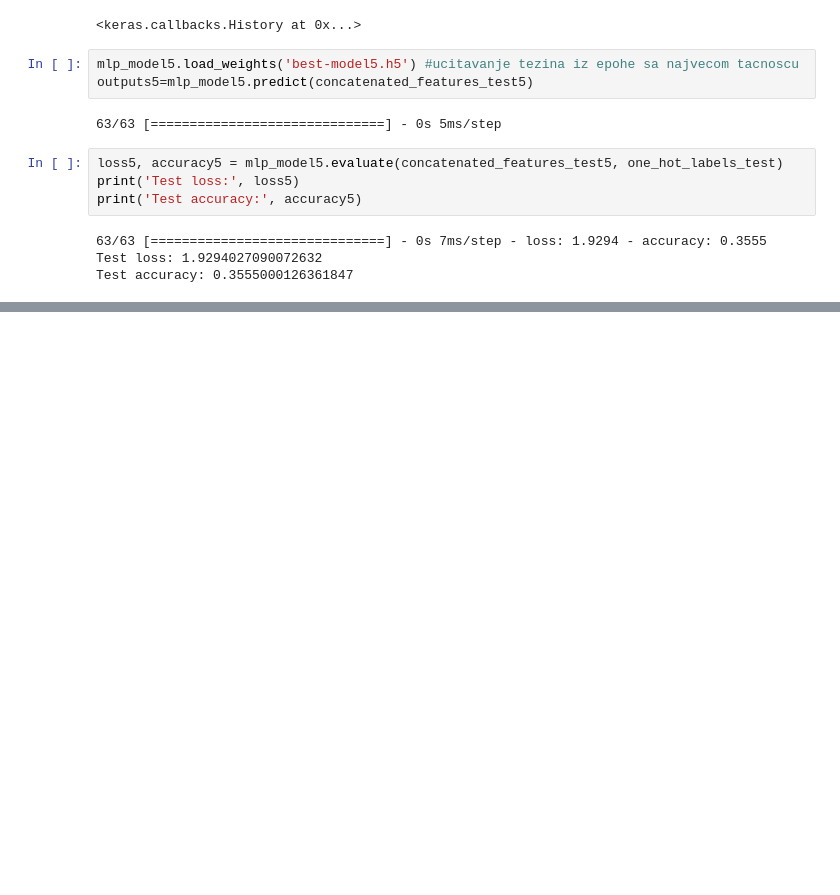
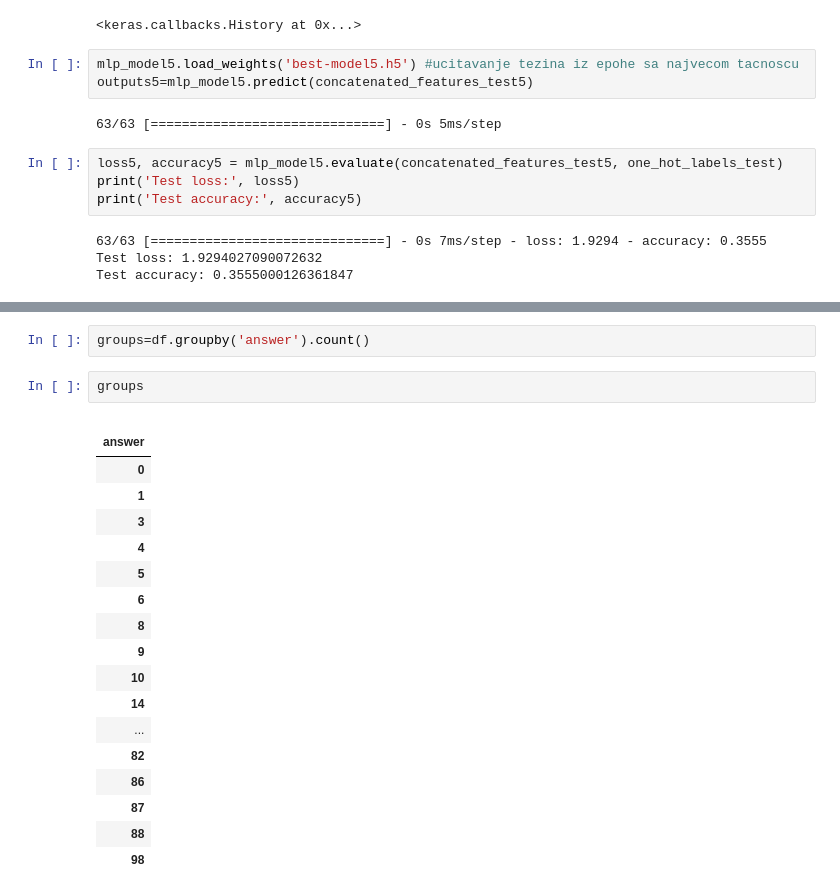
Before and after one commit to KNatali/Naural-networks-VQA, a Jupyter notebook: VQA-Experiments.ipynb, the cells around one changed output, grey strips where cells are left out. Saved outputs shown, nothing was run; the diff lists cells and outputs as text; blank space fills up the shorter version.

```diff
--- a/VQA-Experiments.ipynb
+++ b/VQA-Experiments.ipynb
@@ -499,0 +591,23 @@ Test accuracy: 0.3555000126361847
+# %%
+groups=df.groupby('answer').count()
+# %%
+groups
+# %% [output]
+|  |
+| answer |
+| 0 |
+| 1 |
+| 3 |
+| 4 |
+| 5 |
+| 6 |
+| 8 |
+| 9 |
+| 10 |
+| 14 |
+| ... |
+| 82 |
+| 86 |
+| 87 |
+| 88 |
+| 98 |
```
Also changed, not shown: parts of 16 cells of this notebook, 1 other file.
